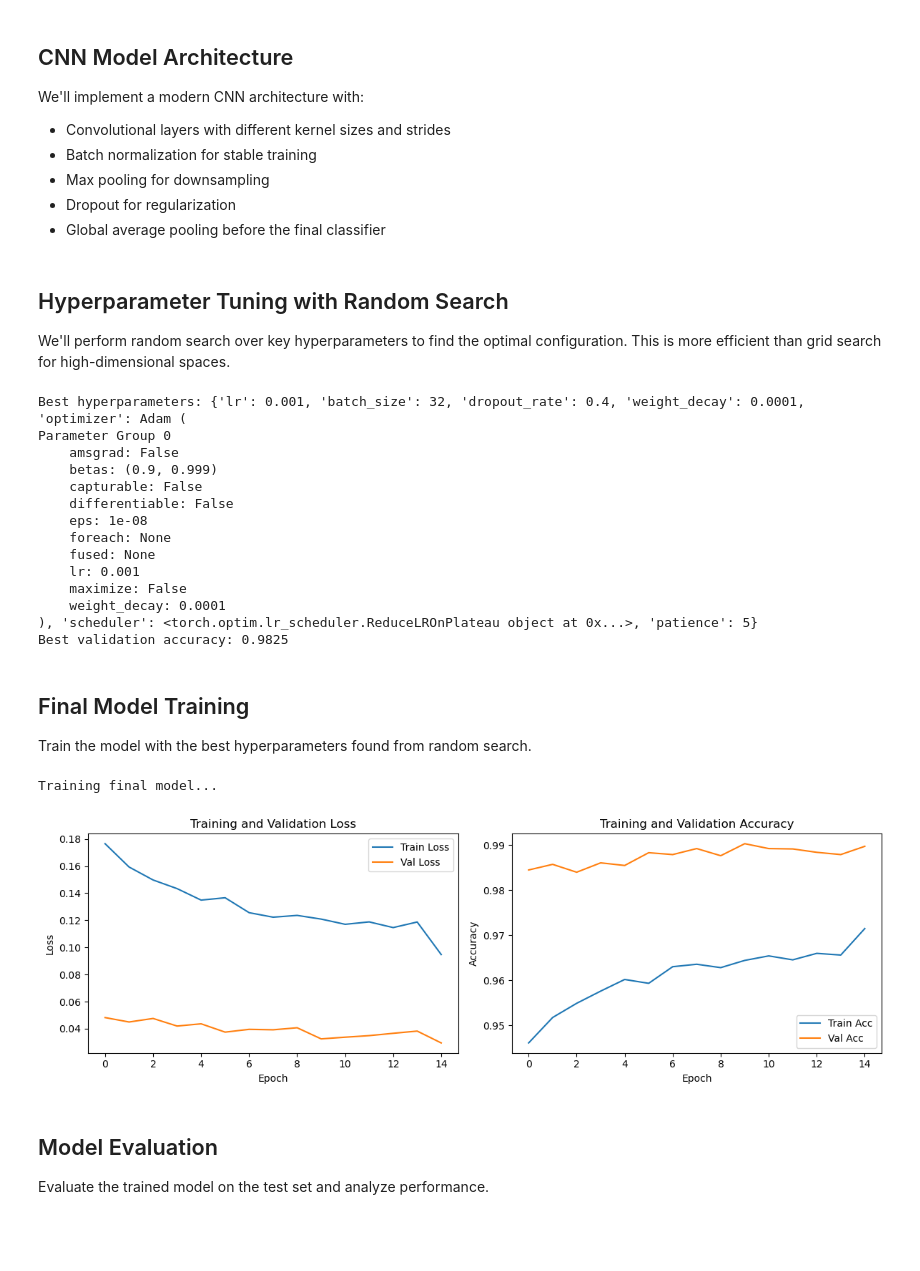
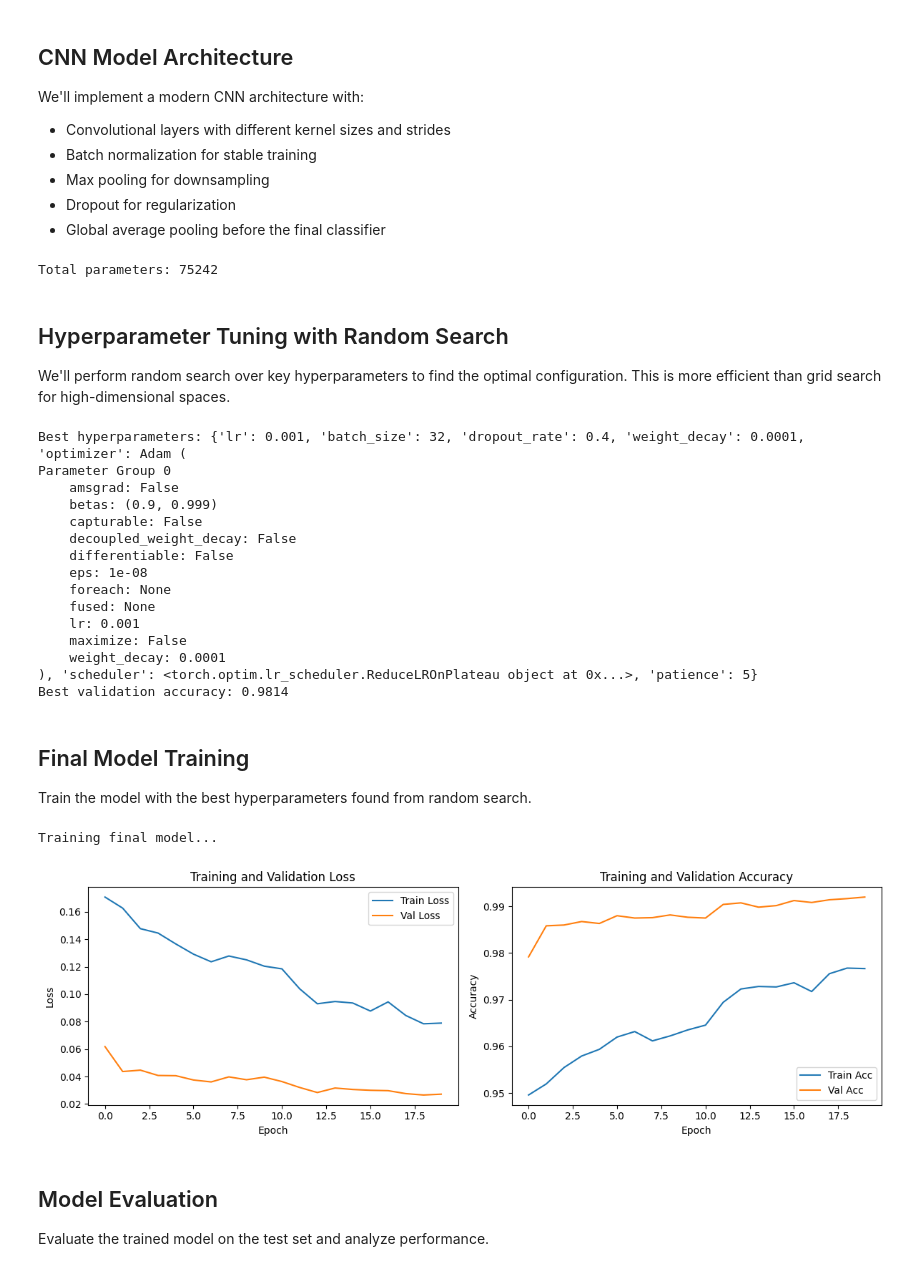
Before and after one commit to Manouso/mini-projects, a Jupyter notebook: convolutuonal-neural-network/convolutional_neural_network.ipynb, the cells around one changed output. Cells and saved outputs as stored; diff of their text form; code cells hidden in the pictures; blank space fills up the shorter version.

```diff
--- a/convolutuonal-neural-network/convolutional_neural_network.ipynb
+++ b/convolutuonal-neural-network/convolutional_neural_network.ipynb
@@ -11,6 +11,7 @@ import numpy as np
 import random
 from sklearn.metrics import classification_report, confusion_matrix
 import seaborn as sns
+from torch.amp import autocast, GradScaler  # Updated for modern PyTorch
 
 # Set random seeds for reproducibility
 torch.manual_seed(42)
@@ -18,6 +19,8 @@ np.random.seed(42)
 random.seed(42)
 
 # Check for GPU
-device = torch.device('cpu')
+device = torch.device('cuda' if torch.cuda.is_available() else 'cpu')
 print(f'Using device: {device}')
+if torch.cuda.is_available():
+    print(f'GPU: {torch.cuda.get_device_name(0)}')
 # %% [output]
@@ -120,6 +124,13 @@ class MyCNN(nn.Module):
         x = self.dropout_fc(x)
         x = self.fc2(x)
         return x
+
+# Compute total parameters
+model = MyCNN()
+total_params = sum(p.numel() for p in model.parameters())
+print(f"Total parameters: {total_params}")
+# %% [output]
+Total parameters: 75242
 # %% [markdown]
 ## Hyperparameter Tuning with Random Search
 
@@ -223,11 +237,13 @@ def random_search(num_trials=3, max_epochs=5):
         # Optimizer
         optimizer = optim.Adam(model.parameters(), lr=lr, weight_decay=weight_decay)
         # Scheduler
-        scheduler = optim.lr_scheduler.ReduceLROnPlateau(optimizer, mode='min', factor=0.5, patience=3, verbose=False)
+        scheduler = optim.lr_scheduler.ReduceLROnPlateau(optimizer, mode='min', factor=0.5, patience=3)
+        # Scaler for mixed precision
+        scaler = GradScaler()
 
         # Train for a few epochs
         train_losses, val_losses, train_accs, val_accs = train_model(
-            model, train_loader_trial, val_loader_trial, criterion, optimizer, scheduler,
+            model, train_loader_trial, val_loader_trial, criterion, optimizer, scheduler, scaler,  # Pass scaler
             num_epochs=max_epochs, patience=patience, device=device
         )
         # Get best validation accuracy
@@ -267,6 +283,7 @@ Parameter Group 0
     amsgrad: False
     betas: (0.9, 0.999)
     capturable: False
+    decoupled_weight_decay: False
     differentiable: False
     eps: 1e-08
     foreach: None
@@ -275,7 +292,7 @@ Parameter Group 0
     maximize: False
     weight_decay: 0.0001
 ), 'scheduler': <torch.optim.lr_scheduler.ReduceLROnPlateau object at 0x...>, 'patience': 5}
-Best validation accuracy: 0.9825
+Best validation accuracy: 0.9814
 # %% [markdown]
 ## Final Model Training
 
@@ -294,39 +311,41 @@ final_test_loader = DataLoader(test_dataset, batch_size=best_params['batch_size'
 # Loss, optimizer, scheduler
 criterion = nn.CrossEntropyLoss()
 optimizer = optim.Adam(final_model.parameters(), lr=best_params['lr'], weight_decay=best_params['weight_decay'])
-scheduler = optim.lr_scheduler.ReduceLROnPlateau(optimizer, mode='min', factor=0.5, patience=3, verbose=True)
+scheduler = optim.lr_scheduler.ReduceLROnPlateau(optimizer, mode='min', factor=0.5, patience=3)
+# Scaler for mixed precision
+scaler = GradScaler()
 
 # Train the final model
 print("Training final model...")
 train_losses, val_losses, train_accs, val_accs = train_model(
-    final_model, final_train_loader, final_val_loader, criterion, optimizer, scheduler,
+    final_model, final_train_loader, final_val_loader, criterion, optimizer, scheduler, scaler,  # Pass scaler
     num_epochs=20, patience=5, device=device
 )
 
 # Plot training curves
 plt.figure(figsize=(12, 4))
 
 plt.subplot(1, 2, 1)
 plt.plot(train_losses, label='Train Loss')
 plt.plot(val_losses, label='Val Loss')
 plt.xlabel('Epoch')
 plt.ylabel('Loss')
 plt.legend()
 plt.title('Training and Validation Loss')
 
 plt.subplot(1, 2, 2)
 plt.plot(train_accs, label='Train Acc')
 plt.plot(val_accs, label='Val Acc')
 plt.xlabel('Epoch')
 plt.ylabel('Accuracy')
 plt.legend()
 plt.title('Training and Validation Accuracy')
 
 plt.tight_layout()
 plt.show()
 # %% [output]
 Training final model...
-[figure, old version]
+[figure, new version]
 # %% [markdown]
 ## Model Evaluation
 
```
Also changed, not shown: parts of 3 cells of this notebook, 1 other file.
